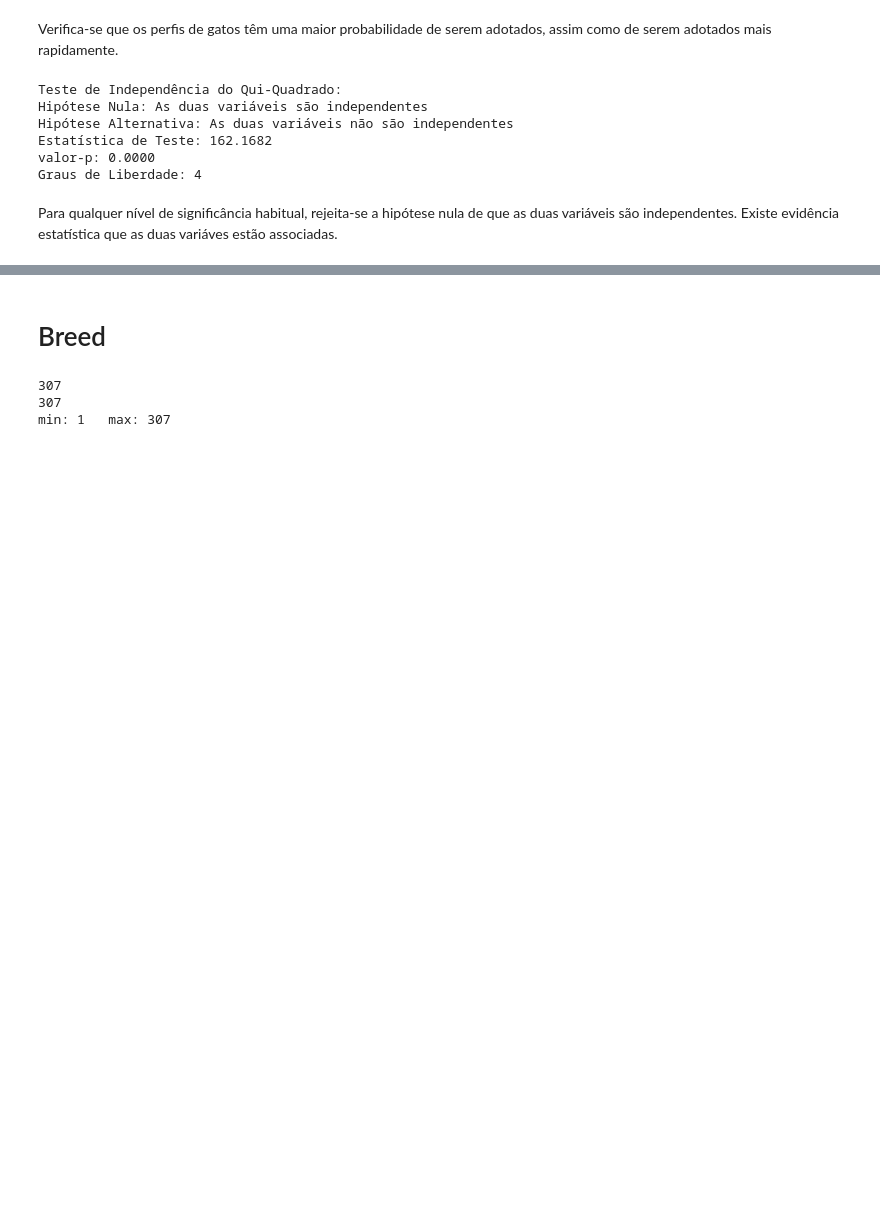
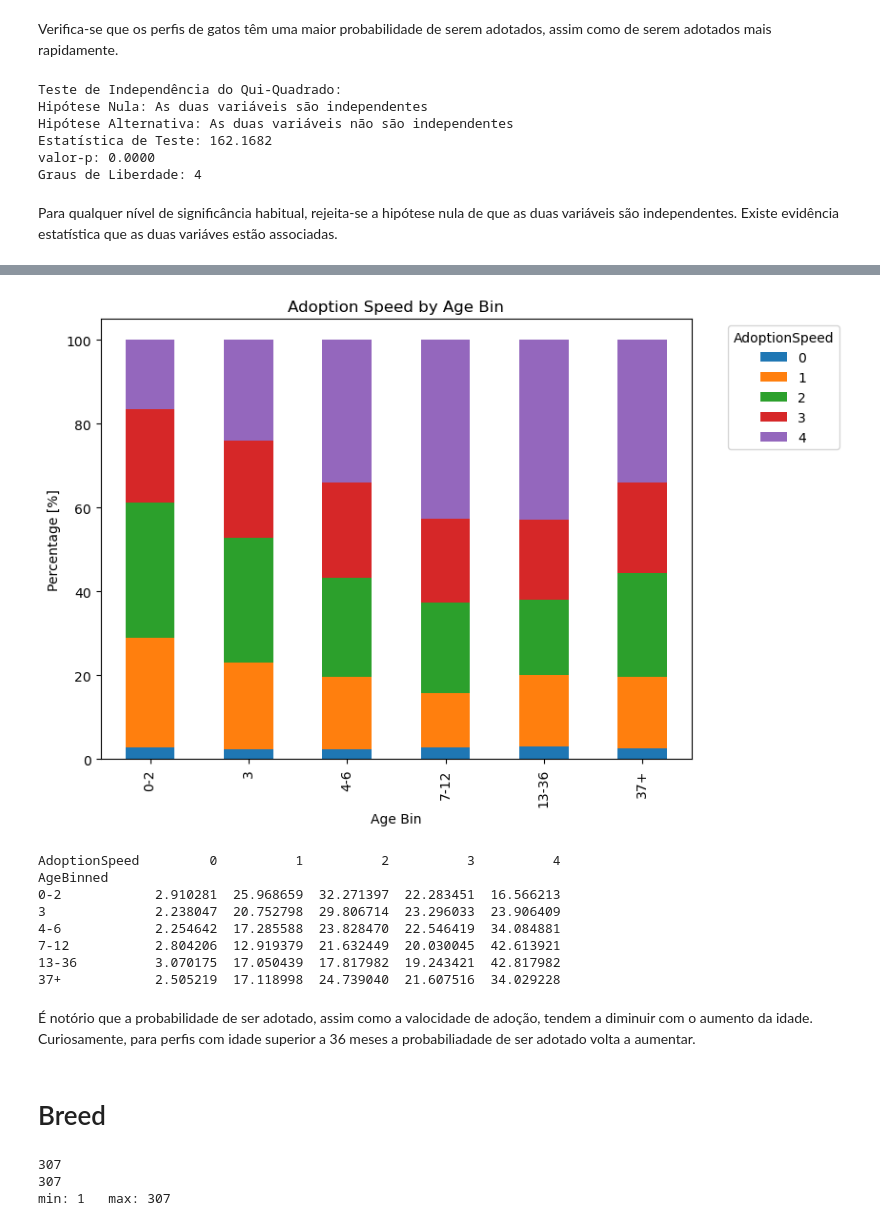
Before and after one commit to BolachinhaAmericana/MSc-MachineLearning, a Jupyter notebook: AA_202425_Project_ASM_V2.ipynb, the cells around one changed output, grey strips where cells are left out. Drawn from its saved outputs; the diff is of its cells as text; code cells hidden in the pictures; blank space fills up the shorter version.

```diff
--- a/AA_202425_Project_ASM_V2.ipynb
+++ b/AA_202425_Project_ASM_V2.ipynb
@@ -345,3 +380,23 @@ Para qualquer nível de significância habitual, rejeita-se a hipótese nula de
+# %%
+mycrosstab(var1 = df['AgeBinned'],
+           var2 = df['AdoptionSpeed'],
+           title = 'Adoption Speed by Age Bin',
+           xlab = 'Age Bin',
+           ylab = 'Percentage [%]',
+           leg = 'AdoptionSpeed')
+# %% [output]
+[figure, added]
+AdoptionSpeed         0          1          2          3          4
+AgeBinned
+0-2            2.910281  25.968659  32.271397  22.283451  16.566213
+3              2.238047  20.752798  29.806714  23.296033  23.906409
+4-6            2.254642  17.285588  23.828470  22.546419  34.084881
+7-12           2.804206  12.919379  21.632449  20.030045  42.613921
+13-36          3.070175  17.050439  17.817982  19.243421  42.817982
+37+            2.505219  17.118998  24.739040  21.607516  34.029228
+# %% [markdown]
+É notório que a probabilidade de ser adotado, assim como a valocidade de adoção, tendem a diminuir com o aumento da idade.
+Curiosamente, para perfis com idade superior a 36 meses a probabiliadade de ser adotado volta a aumentar.
 # %% [markdown]
 # Breed
 # %%
```
Also changed, not shown: parts of 31 cells of this notebook.
